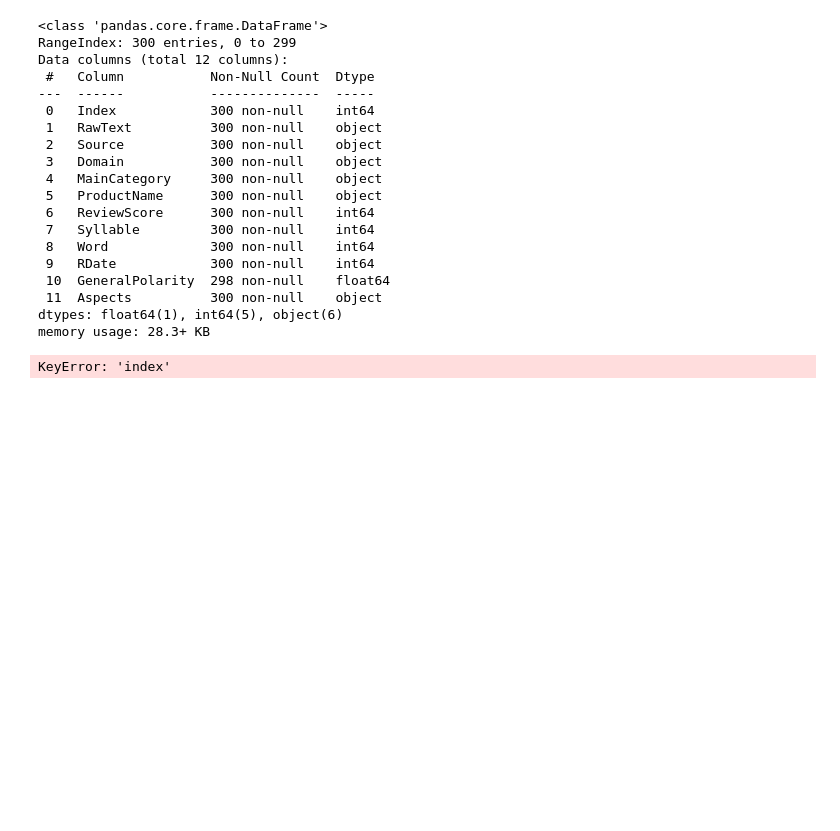
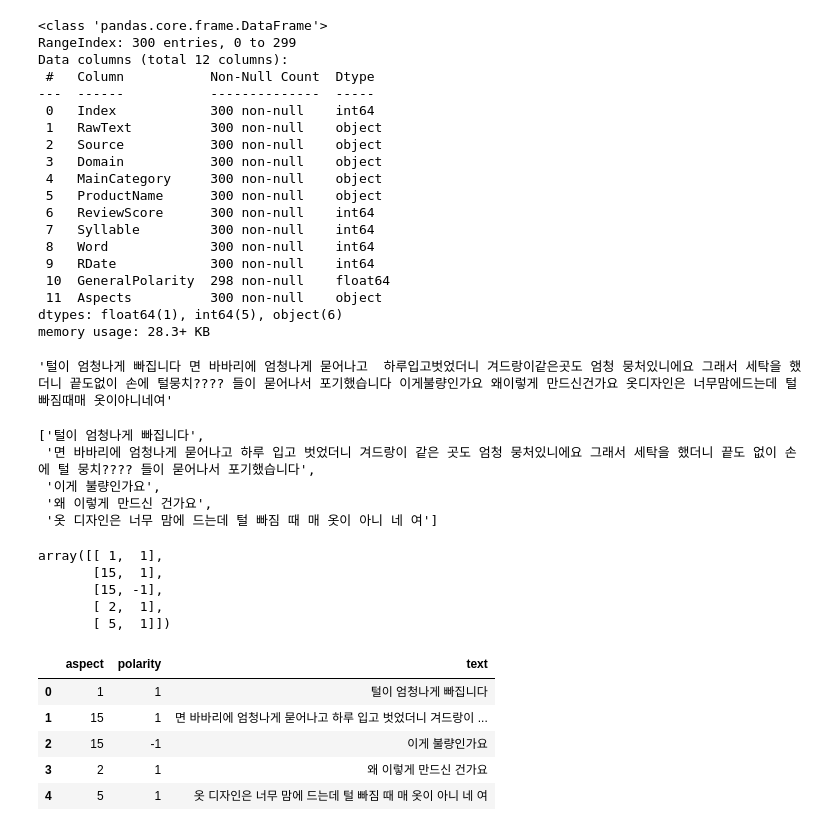
Before and after one commit to bsmoon-86/multicam_11, a Jupyter notebook: 20260604/04_review.ipynb, the cells around one changed output. Saved outputs shown, nothing was run; the diff lists cells and outputs as text; code cells hidden in the pictures; blank space fills up the shorter version.

```diff
--- a/20260604/04_review.ipynb
+++ b/20260604/04_review.ipynb
@@ -209,7 +210,7 @@ vec = TfidfVectorizer(
 # %%
 X_vec = vec.fit_transform(X)
 # %%
-svc = LinearSVC(random_state=42)
+svc = LinearSVC(random_state=42, class_weight='balanced')
 # %%
 from sklearn.multioutput import MultiOutputClassifier
 # %%
@@ -319,7 +320,17 @@ Data columns (total 12 columns):
 dtypes: float64(1), int64(5), object(6)
 memory usage: 28.3+ KB
 # %%
-sample_text = test_df.loc[test_df['index'] == 61, 'RawText']
+sample_text = test_df.loc[12, 'RawText']
 sample_text
 # %% [output]
-KeyError: 'index'
+'털이 엄청나게 빠집니다 면 바바리에 엄청나게 묻어나고  하루입고벗었더니 겨드랑이같은곳도 엄청 뭉처있니에요 그래서 세탁을 했더니 끝도없이 손에 털뭉치???? 들이 묻어나서 포기했습니다 이게불량인가요 왜이렇게 만드신건가요 옷디자인은 너무맘에드는데 털빠짐때매 옷이아니네여'
+# %%
+# sample_text를 문장별로 나눠준다.
+text_list = kkma.sentences(sample_text)
+text_list
+# %% [output]
+['털이 엄청나게 빠집니다',
+ '면 바바리에 엄청나게 묻어나고 하루 입고 벗었더니 겨드랑이 같은 곳도 엄청 뭉처있니에요 그래서 세탁을 했더니 끝도 없이 손에 털 뭉치???? 들이 묻어나서 포기했습니다',
+ '이게 불량인가요',
+ '왜 이렇게 만드신 건가요',
+ '옷 디자인은 너무 맘에 드는데 털 빠짐 때 매 옷이 아니 네 여']
@@ -325,0 +341,20 @@ KeyError: 'index'
+# %%
+pred
+# %% [output]
+array([[ 1,  1],
+       [15,  1],
+       [15, -1],
+       [ 2,  1],
+       [ 5,  1]])
+# %%
+pred_df = pd.DataFrame(pred, columns = ['aspect', 'polarity'])
+pred_df['text'] = text_list
+
+pred_df
+# %% [output]
+|  | aspect | polarity | text |
+| 0 | 1 | 1 | 털이 엄청나게 빠집니다 |
+| 1 | 15 | 1 | 면 바바리에 엄청나게 묻어나고 하루 입고 벗었더니 겨드랑이 ... |
+| 2 | 15 | -1 | 이게 불량인가요 |
+| 3 | 2 | 1 | 왜 이렇게 만드신 건가요 |
+| 4 | 5 | 1 | 옷 디자인은 너무 맘에 드는데 털 빠짐 때 매 옷이 아니 네 여 |
```
Also changed, not shown: parts of 7 cells of this notebook.
